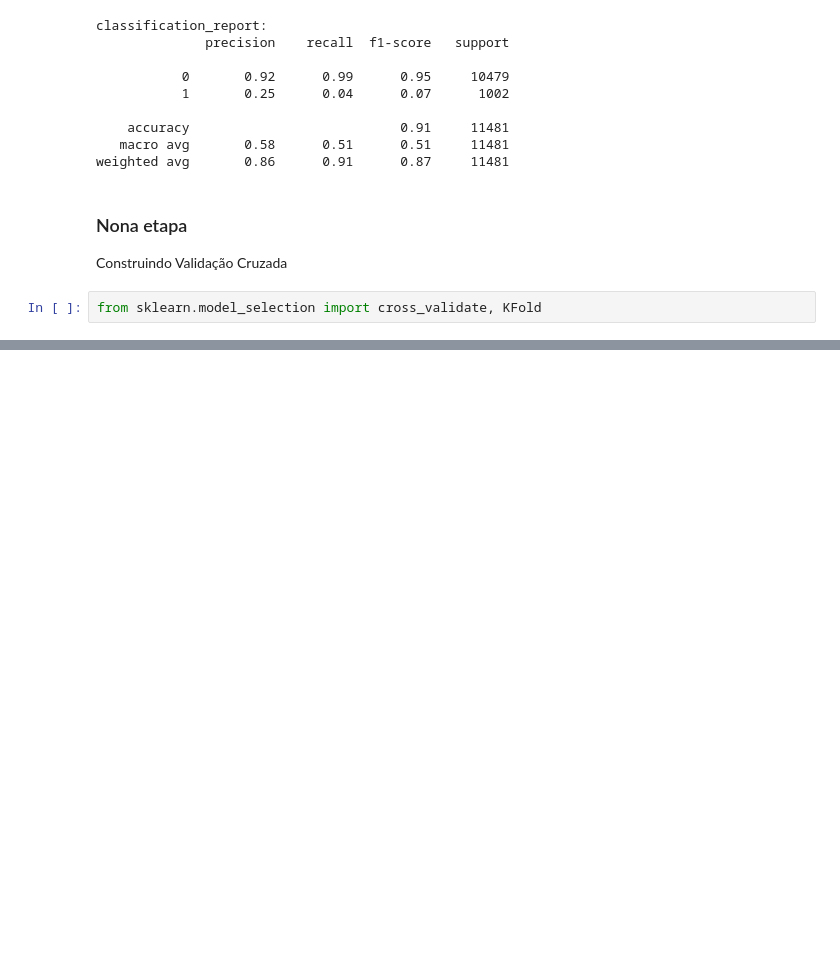
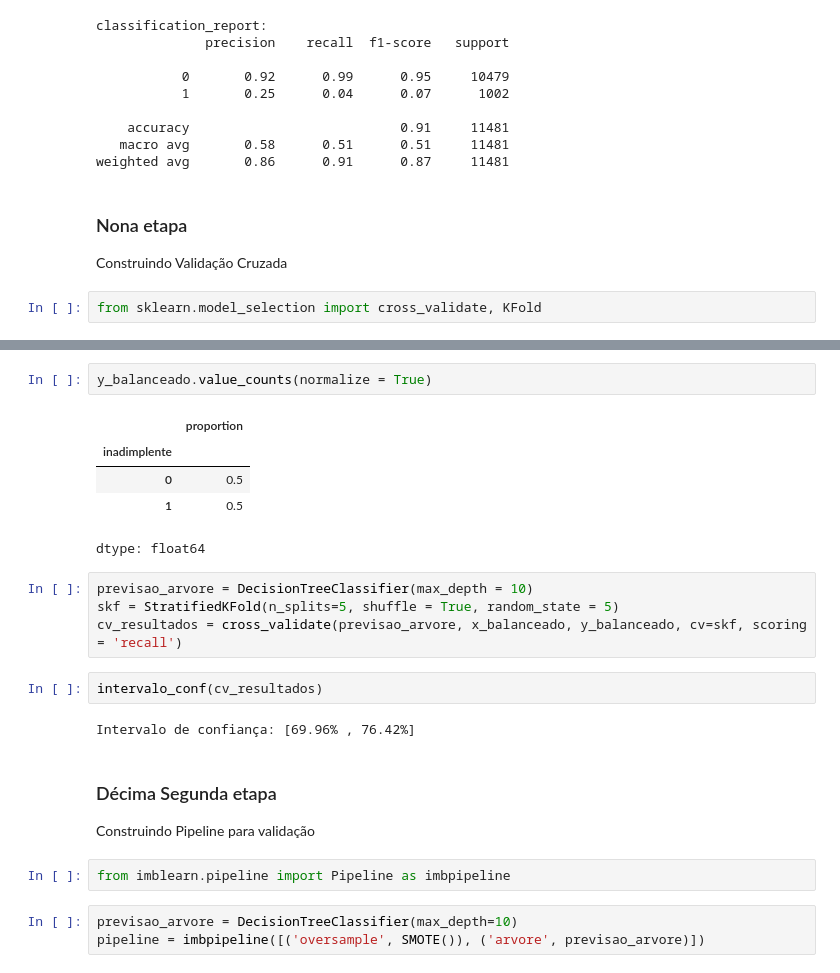
Before and after one commit to moises-rb/DS_ONE, a Jupyter notebook: Estatistica_MachineLearning/6 - Classificacao_Validacao_Modelos_Metricas_Avaliacao/Projeto_Classificação_Validação_e_métricas.ipynb, the cells around one changed output, grey strips where cells are left out. Cells and saved outputs as stored; diff of their text form; blank space fills up the shorter version.

```diff
--- a/Estatistica_MachineLearning/6 - Classificacao_Validacao_Modelos_Metricas_Avaliacao/Projeto_Classificação_Validação_e_métricas.ipynb
+++ b/Estatistica_MachineLearning/6 - Classificacao_Validacao_Modelos_Metricas_Avaliacao/Projeto_Classificação_Validação_e_métricas.ipynb
@@ -236,0 +312,25 @@ Intervalo de confiança: [0.8981870221337123], 0.9180624206974453]
+# %%
+y_balanceado.value_counts(normalize = True)
+# %% [output]
+|  | proportion |
+| inadimplente |  |
+| 0 | 0.5 |
+| 1 | 0.5 |
+dtype: float64
+# %%
+previsao_arvore = DecisionTreeClassifier(max_depth = 10)
+skf = StratifiedKFold(n_splits=5, shuffle = True, random_state = 5)
+cv_resultados = cross_validate(previsao_arvore, x_balanceado, y_balanceado, cv=skf, scoring = 'recall')
+# %%
+intervalo_conf(cv_resultados)
+# %% [output]
+Intervalo de confiança: [69.96% , 76.42%]
+# %% [markdown]
+### Décima Segunda etapa
+
+Construindo Pipeline para validação
+# %%
+from imblearn.pipeline import Pipeline as imbpipeline
+# %%
+previsao_arvore = DecisionTreeClassifier(max_depth=10)
+pipeline = imbpipeline([('oversample', SMOTE()), ('arvore', previsao_arvore)])
```
Also changed, not shown: parts of 34 cells of this notebook.
